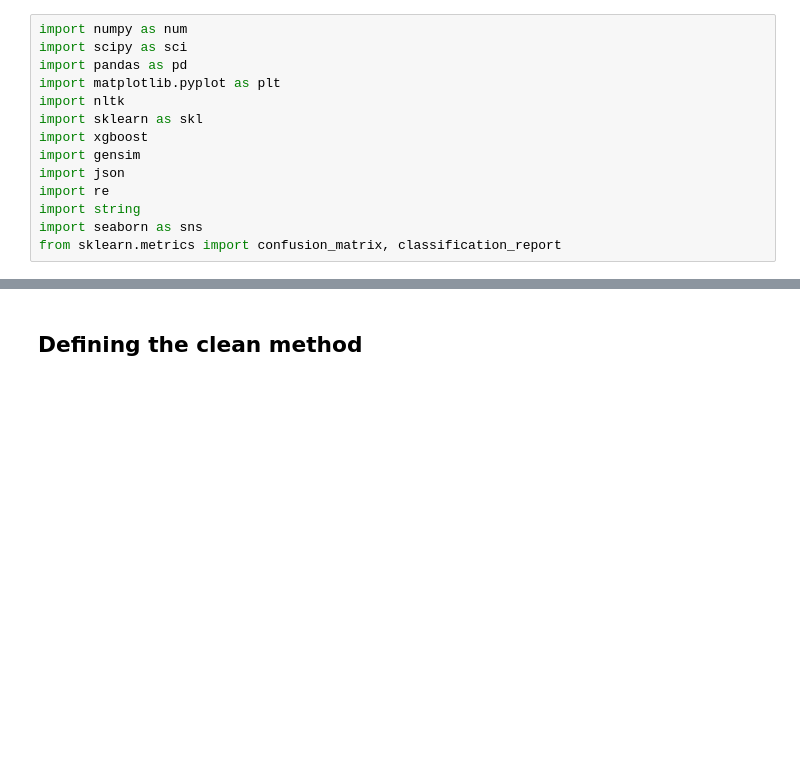
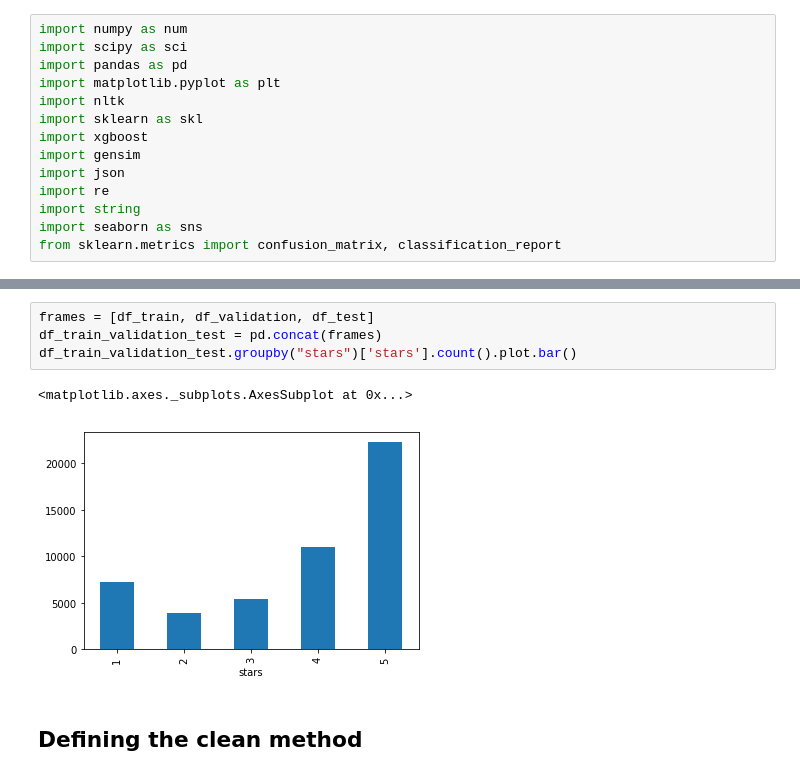
Before and after one commit to Giacky/NLPProject, a Jupyter notebook: Main.ipynb, the cells around one changed output, grey strips where cells are left out. Saved outputs shown, nothing was run; the diff lists cells and outputs as text; blank space fills up the shorter version.

```diff
--- a/Main.ipynb
+++ b/Main.ipynb
@@ -40,6 +38,13 @@ df_train.groupby("stars")['stars'].count().plot.bar()
 # %% [output]
 <matplotlib.axes._subplots.AxesSubplot at 0x...>
 [figure]
+# %%
+frames = [df_train, df_validation, df_test]
+df_train_validation_test = pd.concat(frames)
+df_train_validation_test.groupby("stars")['stars'].count().plot.bar()
+# %% [output]
+<matplotlib.axes._subplots.AxesSubplot at 0x...>
+[figure, added]
 # %% [markdown]
 ## Defining the clean method
 # %%
```
Also changed, not shown: parts of 7 cells of this notebook.
